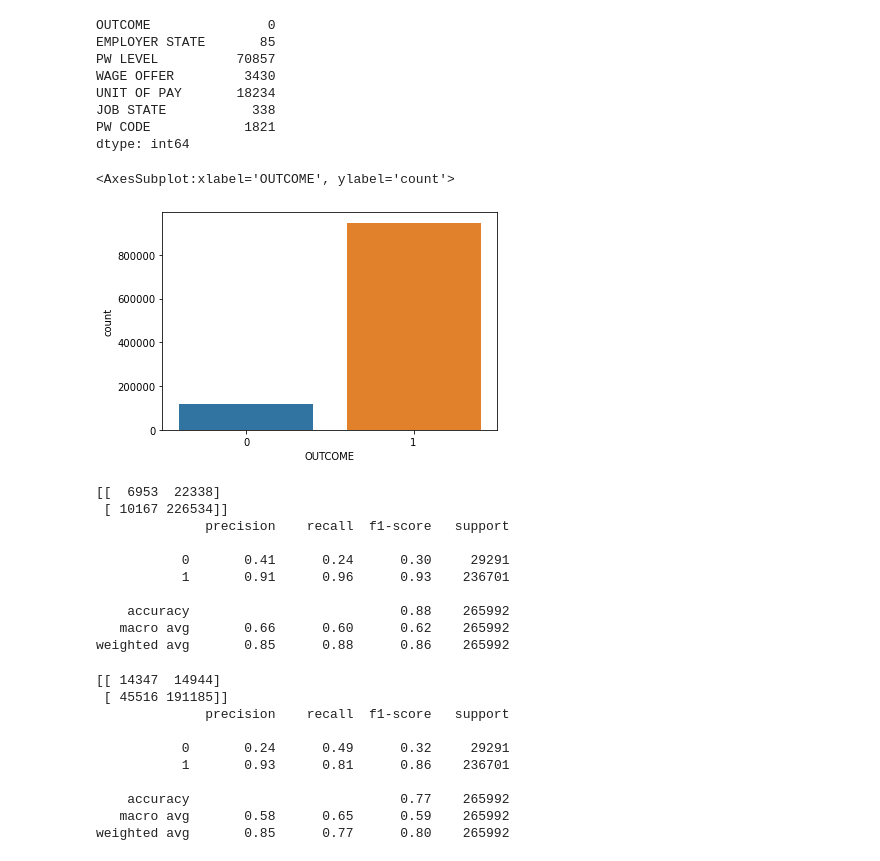
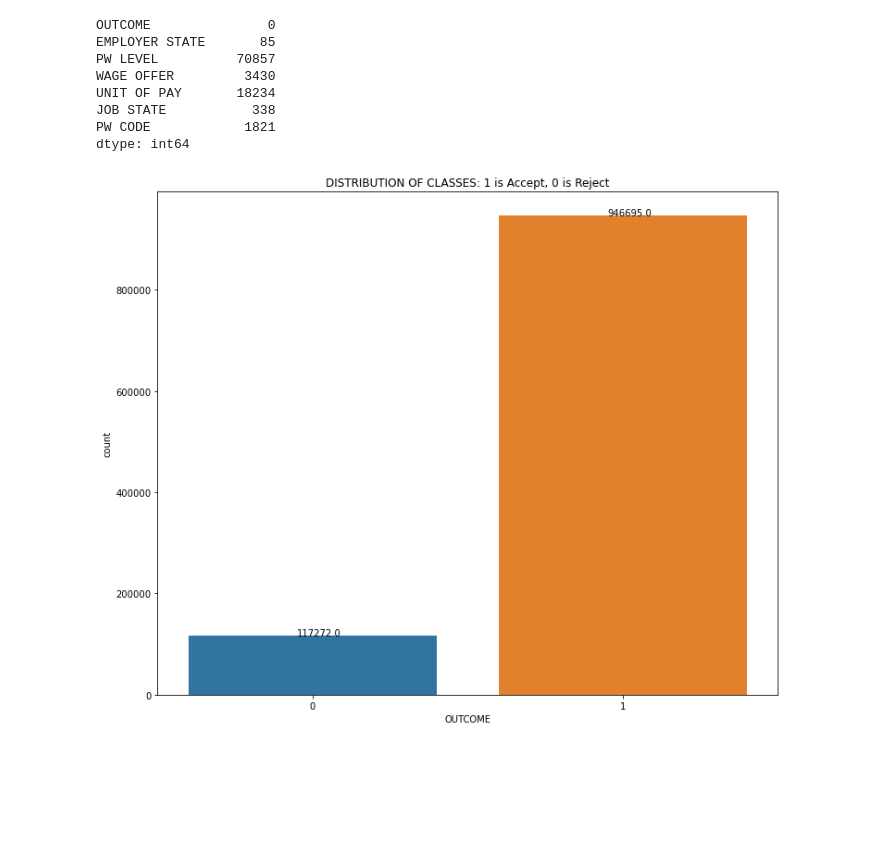
Before and after one commit to tdyk9098/Immigration-Employment-Project, a Jupyter notebook: GC Long Term.ipynb, the cells around one changed output. Drawn from its saved outputs; the diff is of its cells as text; code cells hidden in the pictures; blank space fills up the shorter version.

```diff
--- a/GC Long Term.ipynb
+++ b/GC Long Term.ipynb
@@ -6281,7 +6281,10 @@ model = pd.concat([model,pd.get_dummies(model["JOB STATE"], drop_first = True)],
 model = pd.concat([model,pd.get_dummies(model["PW CODE"], drop_first = True)],axis = 1).drop("PW CODE",axis = 1)
 # %%
 # DISTRIBUTION OF CLASSES
-sns.countplot(x = model["OUTCOME"])
+plt.figure(figsize=(12,10))
+plt.title("DISTRIBUTION OF CLASSES: 1 is Accept, 0 is Reject")
+ax = sns.countplot(x = model["OUTCOME"])
+for p in ax.patches:
+   ax.annotate('{:.1f}'.format(p.get_height()), (p.get_x()+0.35, p.get_height()+0.01))
 # %% [output]
-<AxesSubplot:xlabel='OUTCOME', ylabel='count'>
-[figure, old version]
+[figure, new version]
@@ -6295,23 +6290,0 @@ from sklearn.metrics import classification_report, confusion_matrix
-# %%
-#RANDOM FOREST IMPORTS
-from sklearn.ensemble import RandomForestClassifier
-X = model.drop("OUTCOME",axis = 1)
-y = model["OUTCOME"]
-X_train, X_test, y_train, y_test = train_test_split(X, y, test_size=0.25, random_state = 0)
-# RANDOM FOREST 1: RF1
-rf = RandomForestClassifier(n_estimators = 100)
-rf.fit(X_train,y_train)
-p2 = rf.predict(X_test)
-print(confusion_matrix(y_test,p2))
-print(classification_report(y_test,p2))
-# %% [output]
-[[  6953  22338]
- [ 10167 226534]]
-              precision    recall  f1-score   support
-
-           0       0.41      0.24      0.30     29291
-           1       0.91      0.96      0.93    236701
-
-    accuracy                           0.88    265992
-   macro avg       0.66      0.60      0.62    265992
-weighted avg       0.85      0.88      0.86    265992
@@ -6331,36 +6290,0 @@ weighted avg       0.85      0.88      0.86    265992
-# %%
-# OVER SAMPLING THE MINORITY (REJECT)
-from sklearn.utils import resample
-
-X = model.drop("OUTCOME",axis = 1)
-y = model["OUTCOME"]
-X_train, X_test, y_train, y_test = train_test_split(X, y, test_size=0.25, random_state = 0)
-
-X = pd.concat([X_train, y_train], axis=1)
-reject = X[X["OUTCOME"]==0]
-accept = X[X["OUTCOME"]==1]
-# upsample minority
-reject_upsampled = resample(reject,
-                          replace=True,
-                          n_samples=len(accept),
-                          random_state=0)
-# combine majority and upsampled minority
-upsampled = pd.concat([accept, reject_upsampled])
-# RETEST
-y_train = upsampled["OUTCOME"]
-X_train = upsampled.drop("OUTCOME", axis=1)
-upsampled = RandomForestClassifier(n_estimators = 100).fit(X_train, y_train)
-upsampled_pred = upsampled.predict(X_test)
-print(confusion_matrix(y_test,upsampled_pred))
-print(classification_report(y_test,upsampled_pred))
-# %% [output]
-[[ 14347  14944]
- [ 45516 191185]]
-              precision    recall  f1-score   support
-
-           0       0.24      0.49      0.32     29291
-           1       0.93      0.81      0.86    236701
-
-    accuracy                           0.77    265992
-   macro avg       0.58      0.65      0.59    265992
-weighted avg       0.85      0.77      0.80    265992
```
Also changed, not shown: parts of 7 cells of this notebook, 1 other file.
